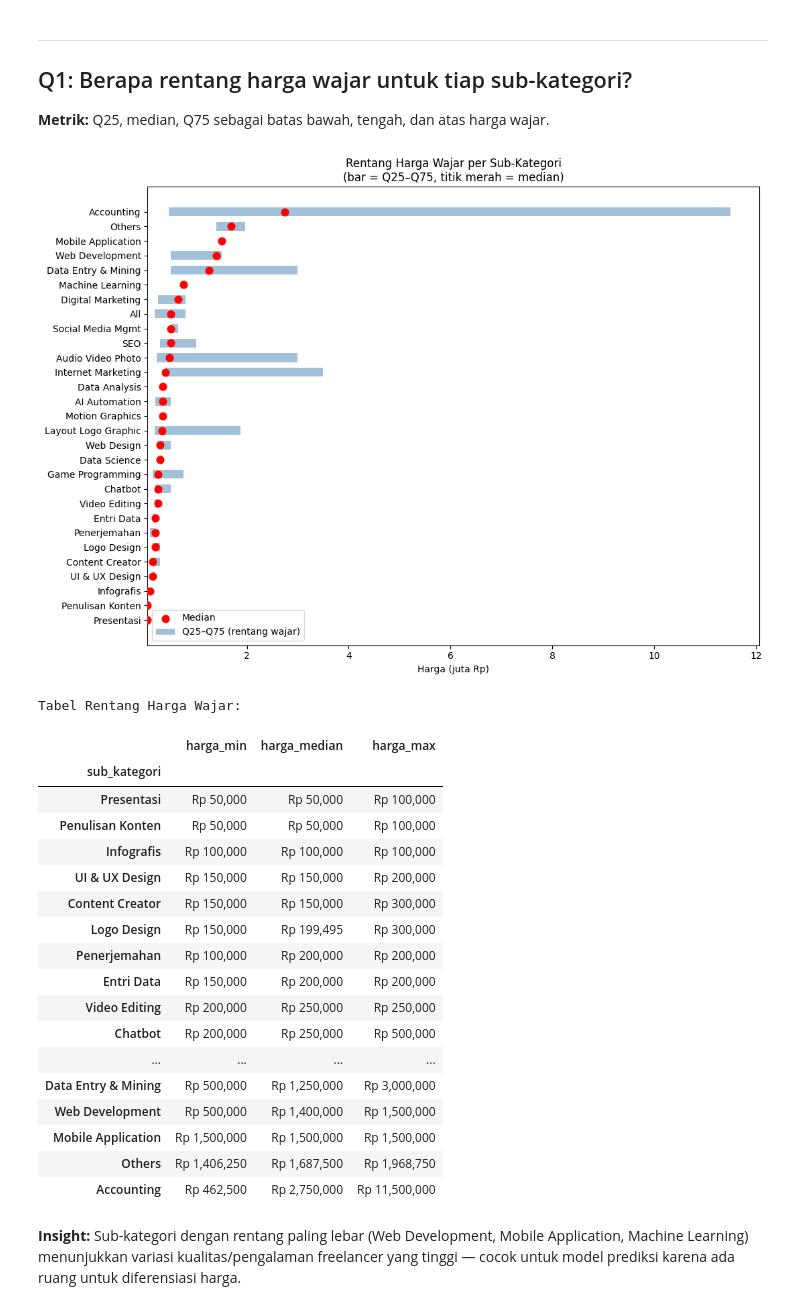
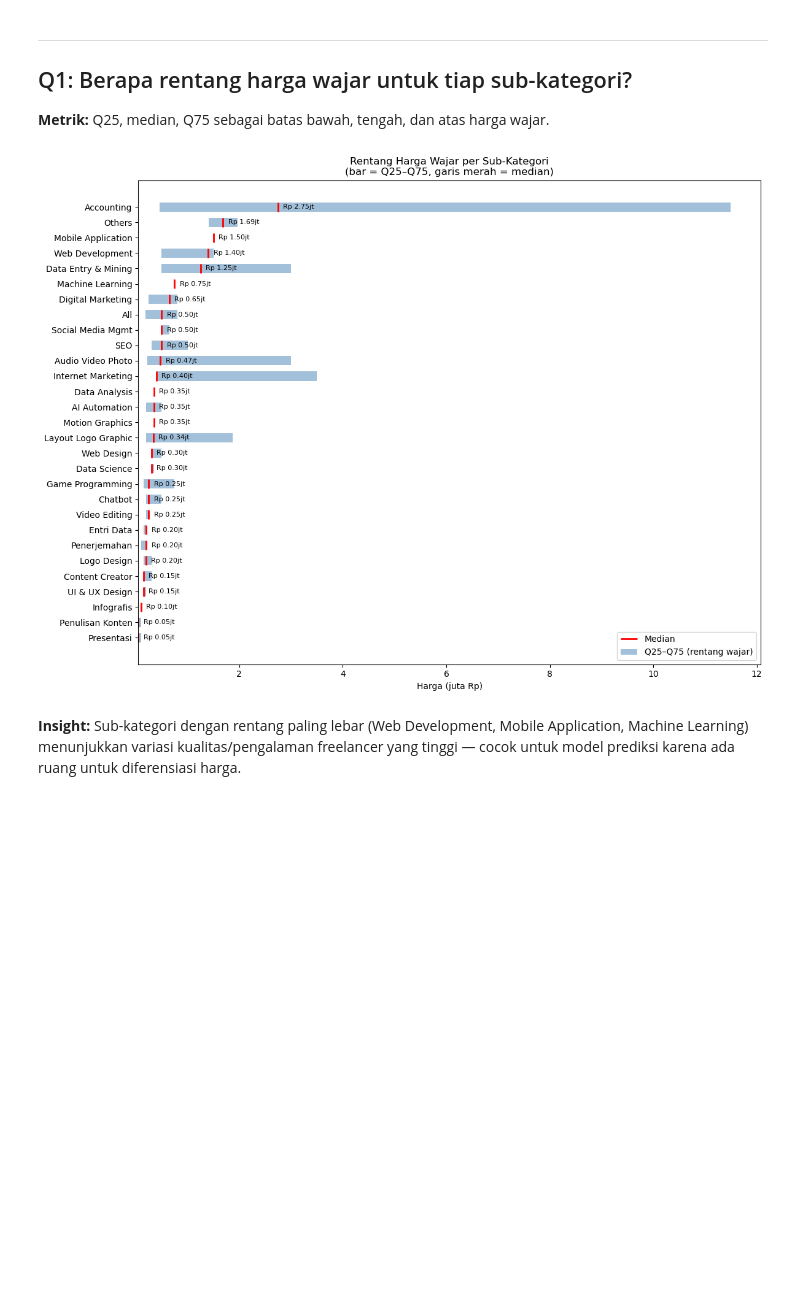
Before and after one commit to ouchycode/fair-price-finder, a Jupyter notebook: ai/notebooks/explanatory_analysis.ipynb, the cells around one changed output. Saved outputs shown, nothing was run; the diff lists cells and outputs as text; code cells hidden in the pictures; blank space fills up the shorter version.

```diff
--- a/ai/notebooks/explanatory_analysis.ipynb
+++ b/ai/notebooks/explanatory_analysis.ipynb
@@ -51,51 +51,39 @@ Jumlah baris: 5461
 # %%
 harga_range = df_valid.groupby('sub_kategori')['harga'].agg(
     harga_min=lambda x: x.quantile(0.25),
     harga_median='median',
     harga_max=lambda x: x.quantile(0.75)
 ).sort_values('harga_median')
 
-fig, ax = plt.subplots(figsize=(11, 8))
+fig, ax = plt.subplots(figsize=(12, 9))
 
 y = range(len(harga_range))
+
+# Bar Q25-Q75
 ax.barh(y,
         (harga_range['harga_max'] - harga_range['harga_min']) / 1e6,
         left=harga_range['harga_min'] / 1e6,
         height=0.6, color='steelblue', alpha=0.5, label='Q25–Q75 (rentang wajar)')
-ax.scatter(harga_range['harga_median'] / 1e6, y,
-           color='red', zorder=5, s=60, label='Median')
+
+# Garis vertikal median
+ax.vlines(harga_range['harga_median'] / 1e6,
+          [i - 0.3 for i in y],
+          [i + 0.3 for i in y],
+          color='red', linewidth=2, label='Median')
+
+# Label nilai median
+for i, val in enumerate(harga_range['harga_median'] / 1e6):
+    ax.text(val + 0.1, i, f'Rp {val:.2f}jt', va='center', fontsize=8)
 
 ax.set_yticks(y)
 ax.set_yticklabels(harga_range.index)
 ax.set_xlabel('Harga (juta Rp)')
-ax.set_title('Rentang Harga Wajar per Sub-Kategori\n(bar = Q25–Q75, titik merah = median)')
+ax.set_title('Rentang Harga Wajar per Sub-Kategori\n(bar = Q25–Q75, garis merah = median)')
 ax.legend()
 plt.tight_layout()
 plt.show()
-
-print('\nTabel Rentang Harga Wajar:')
-harga_range.applymap(lambda x: f'Rp {x:,.0f}')
 # %% [output]
-[figure, old version]
+[figure, new version]
-Tabel Rentang Harga Wajar:
-|  | harga_min | harga_median | harga_max |
-| sub_kategori |  |  |  |
-| Presentasi | Rp 50,000 | Rp 50,000 | Rp 100,000 |
-| Penulisan Konten | Rp 50,000 | Rp 50,000 | Rp 100,000 |
-| Infografis | Rp 100,000 | Rp 100,000 | Rp 100,000 |
-| UI & UX Design | Rp 150,000 | Rp 150,000 | Rp 200,000 |
-| Content Creator | Rp 150,000 | Rp 150,000 | Rp 300,000 |
-| Logo Design | Rp 150,000 | Rp 199,495 | Rp 300,000 |
-| Penerjemahan | Rp 100,000 | Rp 200,000 | Rp 200,000 |
-| Entri Data | Rp 150,000 | Rp 200,000 | Rp 200,000 |
-| Video Editing | Rp 200,000 | Rp 250,000 | Rp 250,000 |
-| Chatbot | Rp 200,000 | Rp 250,000 | Rp 500,000 |
-| ... | ... | ... | ... |
-| Data Entry & Mining | Rp 500,000 | Rp 1,250,000 | Rp 3,000,000 |
-| Web Development | Rp 500,000 | Rp 1,400,000 | Rp 1,500,000 |
-| Mobile Application | Rp 1,500,000 | Rp 1,500,000 | Rp 1,500,000 |
-| Others | Rp 1,406,250 | Rp 1,687,500 | Rp 1,968,750 |
-| Accounting | Rp 462,500 | Rp 2,750,000 | Rp 11,500,000 |
 # %% [markdown]
 **Insight:** Sub-kategori dengan rentang paling lebar (Web Development, Mobile Application, Machine Learning) menunjukkan variasi kualitas/pengalaman freelancer yang tinggi — cocok untuk model prediksi karena ada ruang untuk diferensiasi harga.
 # %% [markdown]
```
Also changed, not shown: parts of 5 cells of this notebook.
